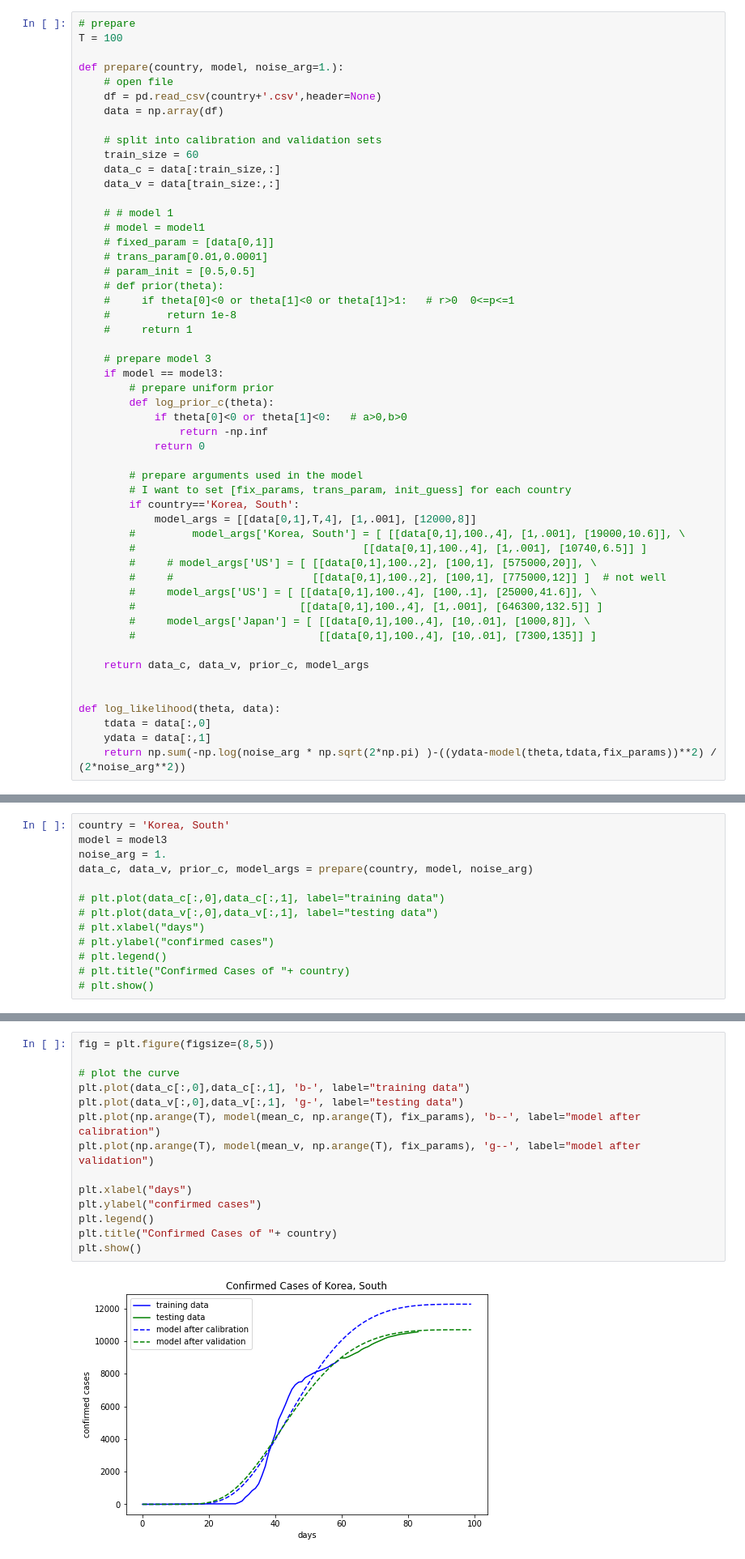
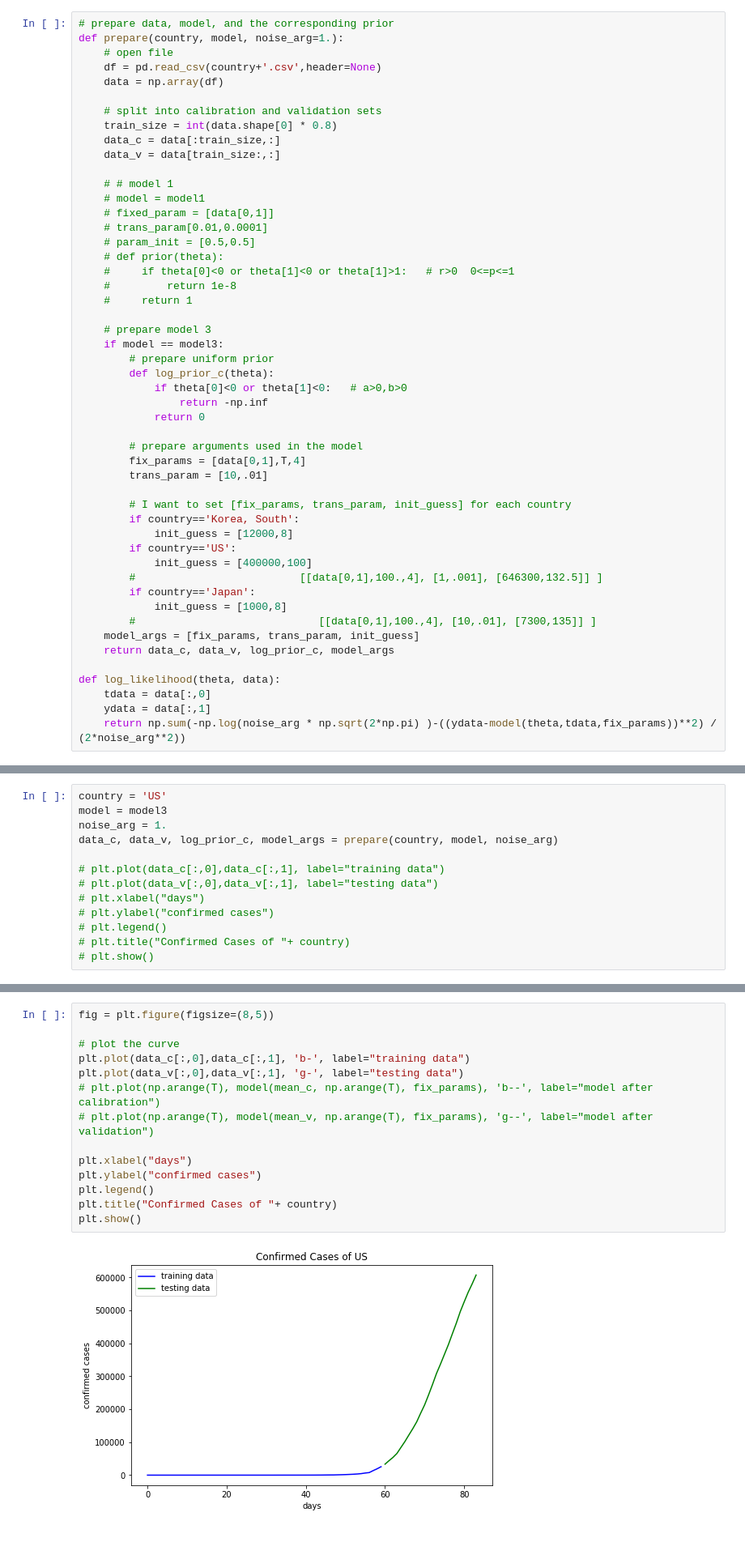
Before and after one commit to prashjha/StudyCovid19, a Jupyter notebook: process/bayesian/Assignment on Bayesian Inversion.ipynb, the cells around one changed output, grey strips where cells are left out. Shown: that part at 81% size. Drawn from its saved outputs; the diff is of its cells as text.

```diff
--- a/process/bayesian/Assignment on Bayesian Inversion.ipynb
+++ b/process/bayesian/Assignment on Bayesian Inversion.ipynb
@@ -63,14 +87,12 @@ from models import model1, model2, model3
 # %%
-# prepare
-T = 100
-
+# prepare data, model, and the corresponding prior
 def prepare(country, model, noise_arg=1.):
     # open file
     df = pd.read_csv(country+'.csv',header=None)
     data = np.array(df)
 
     # split into calibration and validation sets
-    train_size = 60
+    train_size = int(data.shape[0] * 0.8)
     data_c = data[:train_size,:]
     data_v = data[train_size:,:]
 
@@ -93,20 +115,20 @@ def prepare(country, model, noise_arg=1.):
             return 0
 
         # prepare arguments used in the model
+        fix_params = [data[0,1],T,4]
+        trans_param = [10,.01]
+
         # I want to set [fix_params, trans_param, init_guess] for each country
         if country=='Korea, South':
-            model_args = [[data[0,1],T,4], [1,.001], [12000,8]]
-        #         model_args['Korea, South'] = [ [[data[0,1],100.,4], [1,.001], [19000,10.6]], \
-        #                                    [[data[0,1],100.,4], [1,.001], [10740,6.5]] ]
-        #     # model_args['US'] = [ [[data[0,1],100.,2], [100,1], [575000,20]], \
-        #     #                      [[data[0,1],100.,2], [100,1], [775000,12]] ]  # not well
-        #     model_args['US'] = [ [[data[0,1],100.,4], [100,.1], [25000,41.6]], \
+            init_guess = [12000,8]
+        if country=='US':
+            init_guess = [400000,100]
         #                          [[data[0,1],100.,4], [1,.001], [646300,132.5]] ]
-        #     model_args['Japan'] = [ [[data[0,1],100.,4], [10,.01], [1000,8]], \
+        if country=='Japan':
+            init_guess = [1000,8]
         #                             [[data[0,1],100.,4], [10,.01], [7300,135]] ]
-
-    return data_c, data_v, prior_c, model_args
-
+    model_args = [fix_params, trans_param, init_guess]
+    return data_c, data_v, log_prior_c, model_args
 
 def log_likelihood(theta, data):
     tdata = data[:,0]
@@ -196,10 +215,10 @@ def burn_accepted(accepted, burn_in=0.5, show=True):
 # %% [markdown]
 ## Let's start!
 # %%
-country = 'Korea, South'
+country = 'US'
 model = model3
 noise_arg = 1.
-data_c, data_v, prior_c, model_args = prepare(country, model, noise_arg)
+data_c, data_v, log_prior_c, model_args = prepare(country, model, noise_arg)
 
 # plt.plot(data_c[:,0],data_c[:,1], label="training data")
 # plt.plot(data_v[:,0],data_v[:,1], label="testing data")
@@ -295,19 +303,19 @@ print(cov_v)
 # %%
 fig = plt.figure(figsize=(8,5))
 
 # plot the curve
 plt.plot(data_c[:,0],data_c[:,1], 'b-', label="training data")
 plt.plot(data_v[:,0],data_v[:,1], 'g-', label="testing data")
-plt.plot(np.arange(T), model(mean_c, np.arange(T), fix_params), 'b--', label="model after calibration")
-plt.plot(np.arange(T), model(mean_v, np.arange(T), fix_params), 'g--', label="model after validation")
+# plt.plot(np.arange(T), model(mean_c, np.arange(T), fix_params), 'b--', label="model after calibration")
+# plt.plot(np.arange(T), model(mean_v, np.arange(T), fix_params), 'g--', label="model after validation")
 
 plt.xlabel("days")
 plt.ylabel("confirmed cases")
 plt.legend()
 plt.title("Confirmed Cases of "+ country)
 plt.show()
 # %% [output]
-[figure, old version]
+[figure, new version]
 # %%
 QoIs = [model(theta,[100],fix_params)[0] for theta in accepted_burned_v]
 
```
Also changed, not shown: parts of 19 cells of this notebook.
